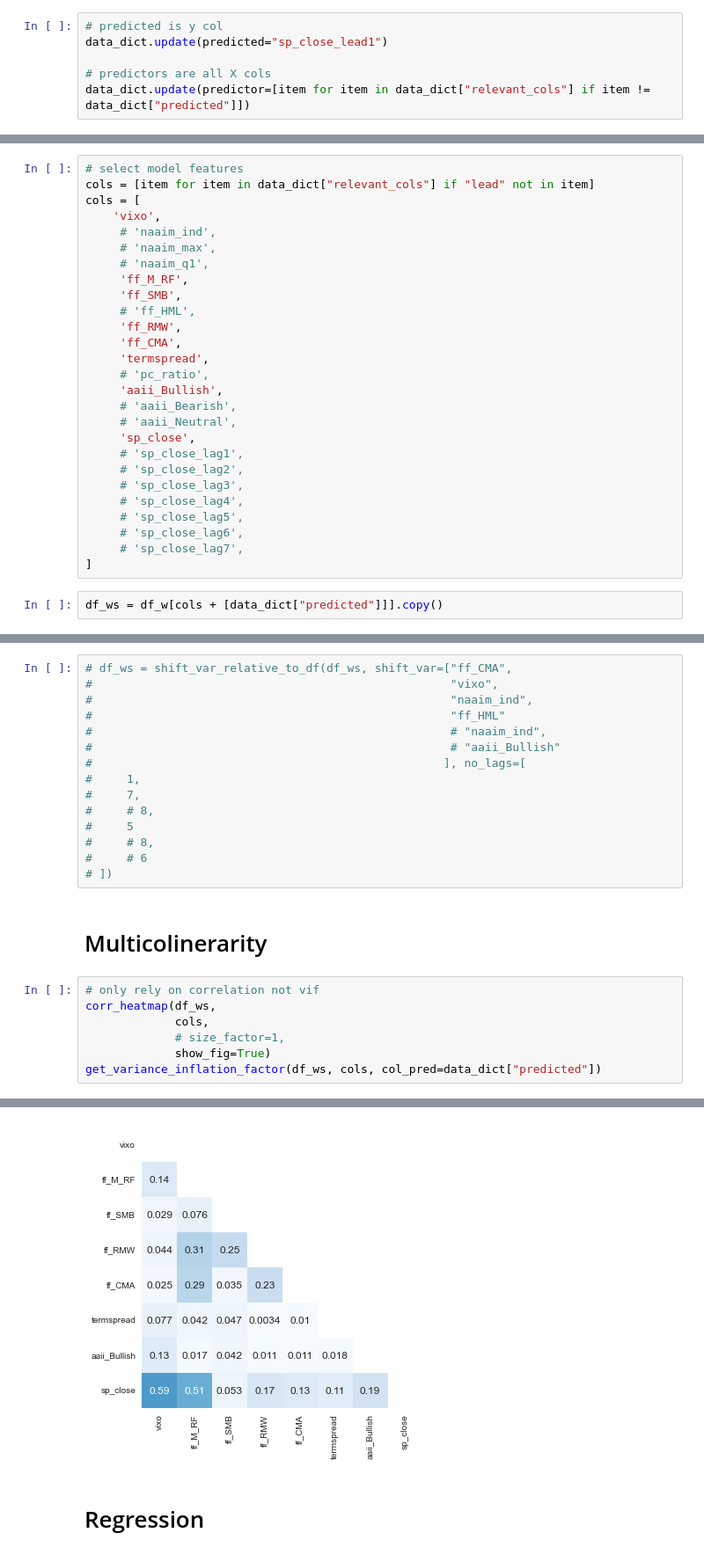
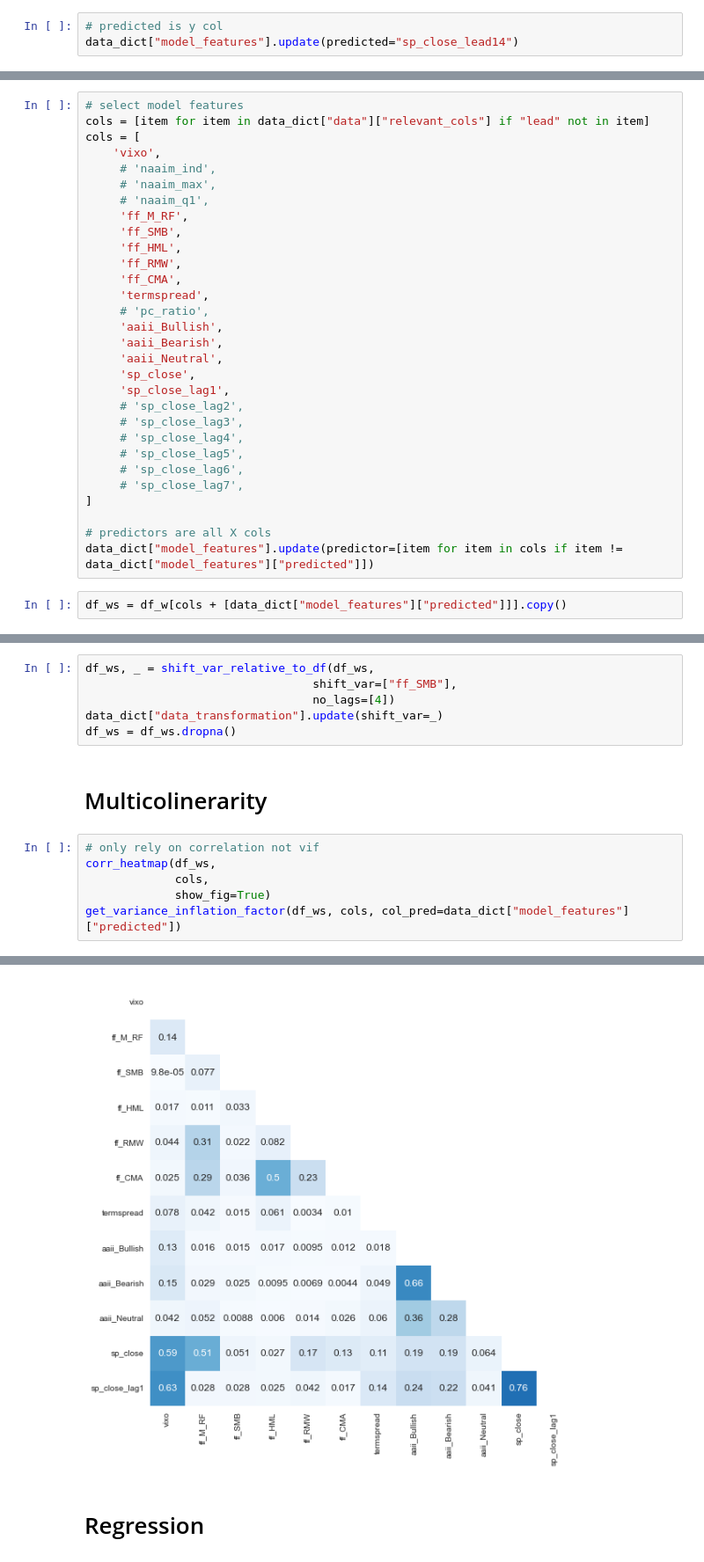
Before and after one commit to lukasgrahl/bachelor, a Jupyter notebook: notebooks/3.1-ols_model.ipynb, the cells around one changed output, grey strips where cells are left out. Shown: that part at 88% size. Cells and saved outputs as stored; diff of their text form.

Commit message:
adjusted for new data_dict structure

```diff
--- a/notebooks/3.1-ols_model.ipynb
+++ b/notebooks/3.1-ols_model.ipynb
@@ -25,15 +25,12 @@ df_w = load_data(file_name=f"df_weekly_{data_len}.csv", file_path=WORK_DATA_DIR)
 data_dict = load_data(file_name=f"dict_weekly_{data_len}.pkl", file_path=WORK_DATA_DIR)
 # %%
 # predicted is y col
-data_dict.update(predicted="sp_close_lead1")
-
-# predictors are all X cols
-data_dict.update(predictor=[item for item in data_dict["relevant_cols"] if item != data_dict["predicted"]])
+data_dict["model_features"].update(predicted="sp_close_lead14")
 # %% [markdown]
 # correlation
 # %%
 # select model features
-cols = [item for item in data_dict["relevant_cols"] if "lead" not in item]
+cols = [item for item in data_dict["data"]["relevant_cols"] if "lead" not in item]
 cols = [
     'vixo',
      # 'naaim_ind',
@@ -41,16 +38,16 @@ cols = [
      # 'naaim_q1',
      'ff_M_RF',
      'ff_SMB',
-     # 'ff_HML',
+     'ff_HML',
      'ff_RMW',
      'ff_CMA',
      'termspread',
      # 'pc_ratio',
      'aaii_Bullish',
-     # 'aaii_Bearish',
-     # 'aaii_Neutral',
+     'aaii_Bearish',
+     'aaii_Neutral',
      'sp_close',
-     # 'sp_close_lag1',
+     'sp_close_lag1',
      # 'sp_close_lag2',
      # 'sp_close_lag3',
      # 'sp_close_lag4',
@@ -58,7 +55,10 @@ cols = [
      # 'sp_close_lag6',
      # 'sp_close_lag7',
 ]
+
+# predictors are all X cols
+data_dict["model_features"].update(predictor=[item for item in cols if item != data_dict["model_features"]["predicted"]])
 # %%
-df_ws = df_w[cols + [data_dict["predicted"]]].copy()
+df_ws = df_w[cols + [data_dict["model_features"]["predicted"]]].copy()
 # %%
 df_cross_corr(df_ws,
@@ -78,25 +80,15 @@ df_cross_corr(df_ws,
 # %%
-# df_ws = shift_var_relative_to_df(df_ws, shift_var=["ff_CMA",
-#                                                    "vixo",
-#                                                    "naaim_ind",
-#                                                    "ff_HML"
-#                                                    # "naaim_ind",
-#                                                    # "aaii_Bullish"
-#                                                   ], no_lags=[
-#     1,
-#     7,
-#     # 8,
-#     5
-#     # 8,
-#     # 6
-# ])
+df_ws, _ = shift_var_relative_to_df(df_ws,
+                                 shift_var=["ff_SMB"],
+                                 no_lags=[4])
+data_dict["data_transformation"].update(shift_var=_)
+df_ws = df_ws.dropna()
 # %% [markdown]
 # Multicolinerarity
 # %%
 # only rely on correlation not vif
 corr_heatmap(df_ws,
              cols,
-             # size_factor=1,
              show_fig=True)
-get_variance_inflation_factor(df_ws, cols, col_pred=data_dict["predicted"])
+get_variance_inflation_factor(df_ws, cols, col_pred=data_dict["model_features"]["predicted"])
 # %% [output]
@@ -112,4 +108,4 @@ get_variance_inflation_factor(df_ws, cols, col_pred=data_dict["predicted"])
-[figure, old version]
+[figure, new version]
 # %% [markdown]
 # Regression
 # %%
```
Also changed, not shown: parts of 10 cells of this notebook, 1 other file.
